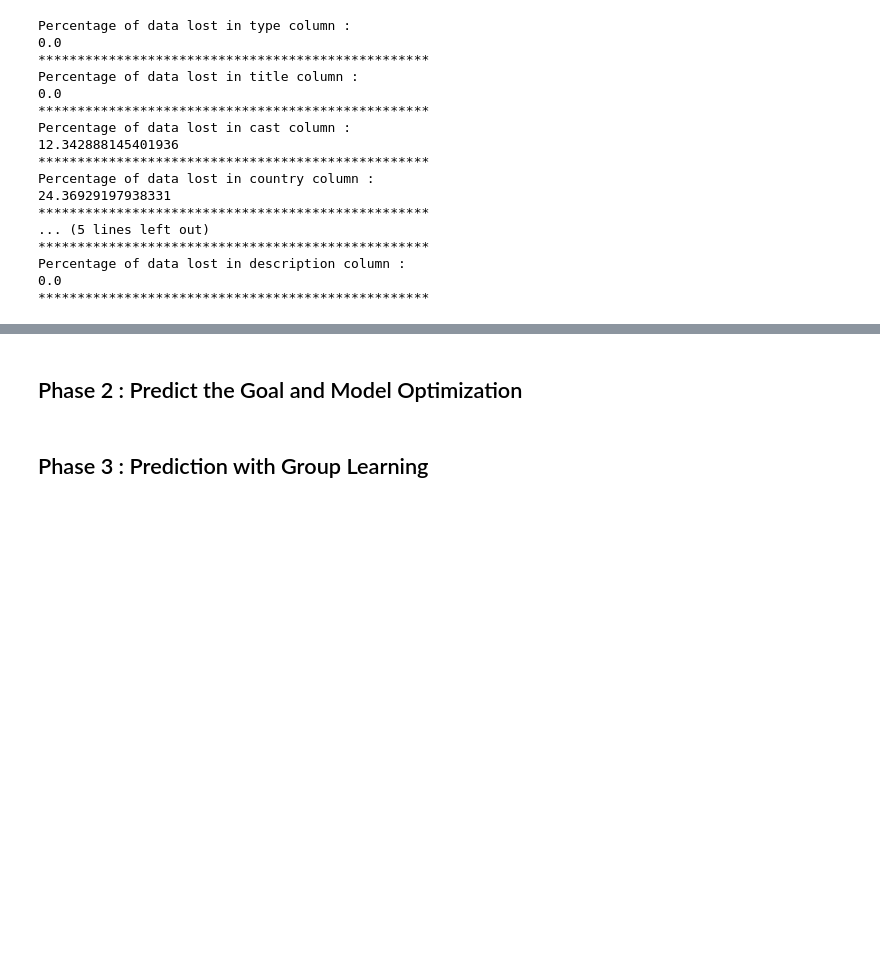
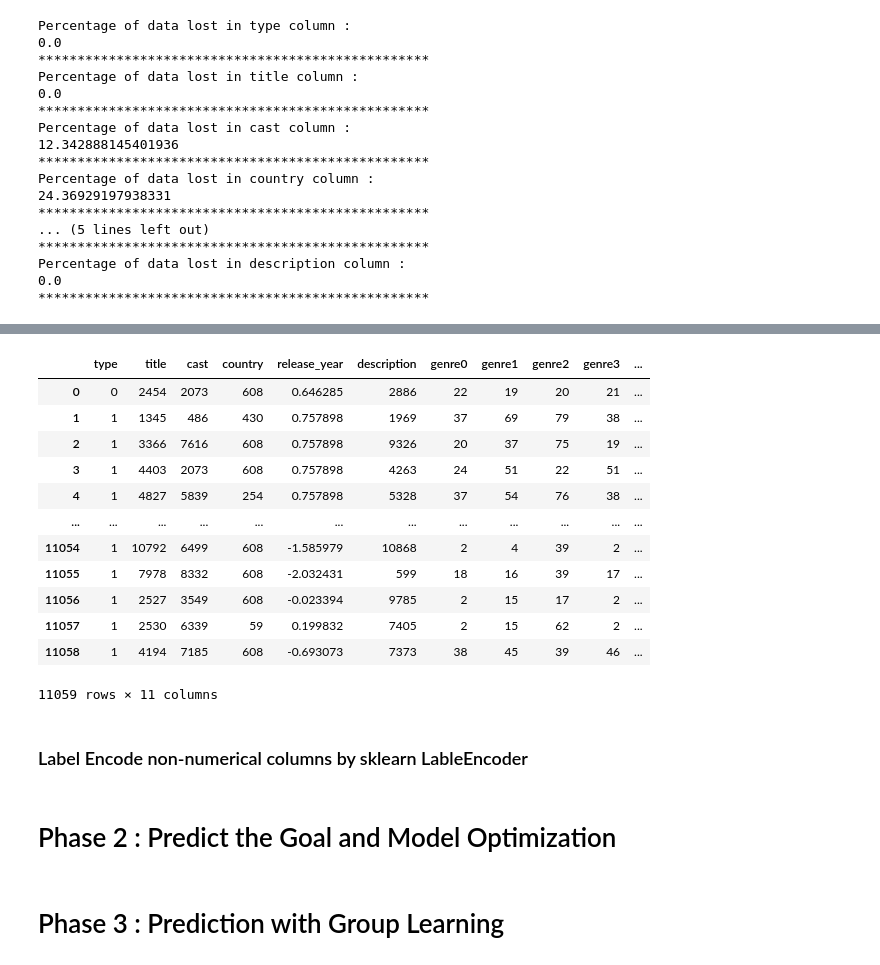
Before and after one commit to ae2079/AI_CA4, a Jupyter notebook: CA4.ipynb, the cells around one changed output, grey strips where cells are left out. Cells and saved outputs as stored; diff of their text form; code cells hidden in the pictures; blank space fills up the shorter version.

Commit message:
Complete phase 0 and some part of phase 1

```diff
--- a/CA4.ipynb
+++ b/CA4.ipynb
@@ -105,0 +287,2 @@ Percentage of data lost in description column :
+# %%
+label_encoder = LabelEncoder()
@@ -106,4 +305,26 @@ Percentage of data lost in description column :
+# %%
+for title in df:
+    if(df[title].dtype == "object"):
+        df[title] = label_encoder.fit_transform(df[title])
+# %%
+df
+# %% [output]
+|  | type | title | cast | country | release_year | description | genre0 | genre1 | genre2 | genre3 | ... |
+| 0 | 0 | 2454 | 2073 | 608 | 0.646285 | 2886 | 22 | 19 | 20 | 21 | ... |
+| 1 | 1 | 1345 | 486 | 430 | 0.757898 | 1969 | 37 | 69 | 79 | 38 | ... |
+| 2 | 1 | 3366 | 7616 | 608 | 0.757898 | 9326 | 20 | 37 | 75 | 19 | ... |
+| 3 | 1 | 4403 | 2073 | 608 | 0.757898 | 4263 | 24 | 51 | 22 | 51 | ... |
+| 4 | 1 | 4827 | 5839 | 254 | 0.757898 | 5328 | 37 | 54 | 76 | 38 | ... |
+| ... | ... | ... | ... | ... | ... | ... | ... | ... | ... | ... | ... |
+| 11054 | 1 | 10792 | 6499 | 608 | -1.585979 | 10868 | 2 | 4 | 39 | 2 | ... |
+| 11055 | 1 | 7978 | 8332 | 608 | -2.032431 | 599 | 18 | 16 | 39 | 17 | ... |
+| 11056 | 1 | 2527 | 3549 | 608 | -0.023394 | 9785 | 2 | 15 | 17 | 2 | ... |
+| 11057 | 1 | 2530 | 6339 | 59 | 0.199832 | 7405 | 2 | 15 | 62 | 2 | ... |
+| 11058 | 1 | 4194 | 7185 | 608 | -0.693073 | 7373 | 38 | 45 | 39 | 46 | ... |
+11059 rows × 11 columns
+# %% [markdown]
+### Label Encode non-numerical columns by sklearn LableEncoder
 # %% [markdown]
-## Phase 2 : Predict the Goal and Model Optimization
+# Phase 2 : Predict the Goal and Model Optimization
 # %% [markdown]
-## Phase 3 : Prediction with Group Learning
+# Phase 3 : Prediction with Group Learning
```
Also changed, not shown: parts of 39 cells of this notebook.
